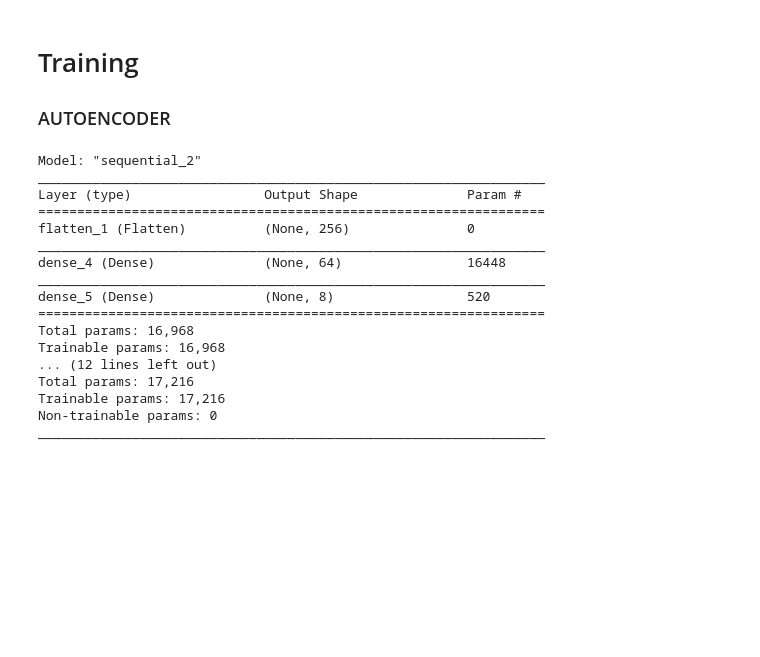
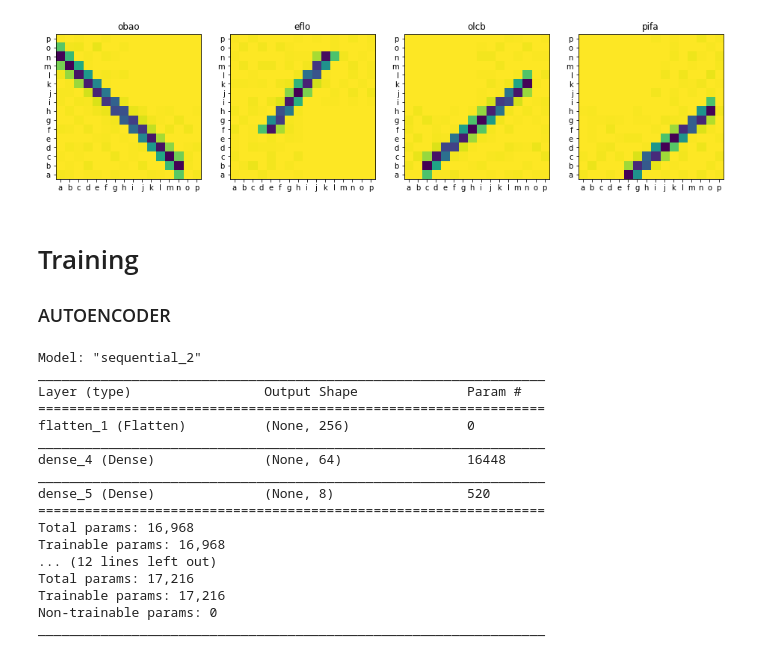
Before and after one commit to maxvstheuniverse/thesis-explorations, a Jupyter notebook: src/two_architectures/two_architectures.ipynb, the cells around one changed output. Drawn from its saved outputs; the diff is of its cells as text; code cells hidden in the pictures; blank space fills up the shorter version.

```diff
--- a/src/two_architectures/two_architectures.ipynb
+++ b/src/two_architectures/two_architectures.ipynb
@@ -27,6 +31,25 @@ text = open(path.join(root, "data", "sets", "ll.txt"), 'rb').read().decode(encod
 
 # removing spaces, at first the seemed like a good idea, but it is less intuitive to analyze what is going on.
 text = text.replace(' ', '')
+# %%
+abc = [c for c in 'abcdefghijklmnopqrstuvwxyz'][:16]
+titles = text.split('\n')
+
+fig, axs = plt.subplots(1, 4, figsize=(16, 16))
+
+for i, ax in enumerate(axs.flatten()):
+    ax.imshow(imgs[i])
+    ax.set_title(titles[i])
+
+    ax.set_xticks(np.arange(len(abc)))
+    ax.set_xticklabels(abc)
+
+    ax.set_yticks(np.arange(len(abc))[::-1])
+    ax.set_yticklabels(abc)
+
+plt.show()
+# %% [output]
+[figure, added]
 # %%
 # -- Autoencoder globals
 LATENT_DIM = 8
```
Also changed, not shown: parts of 15 cells of this notebook.
